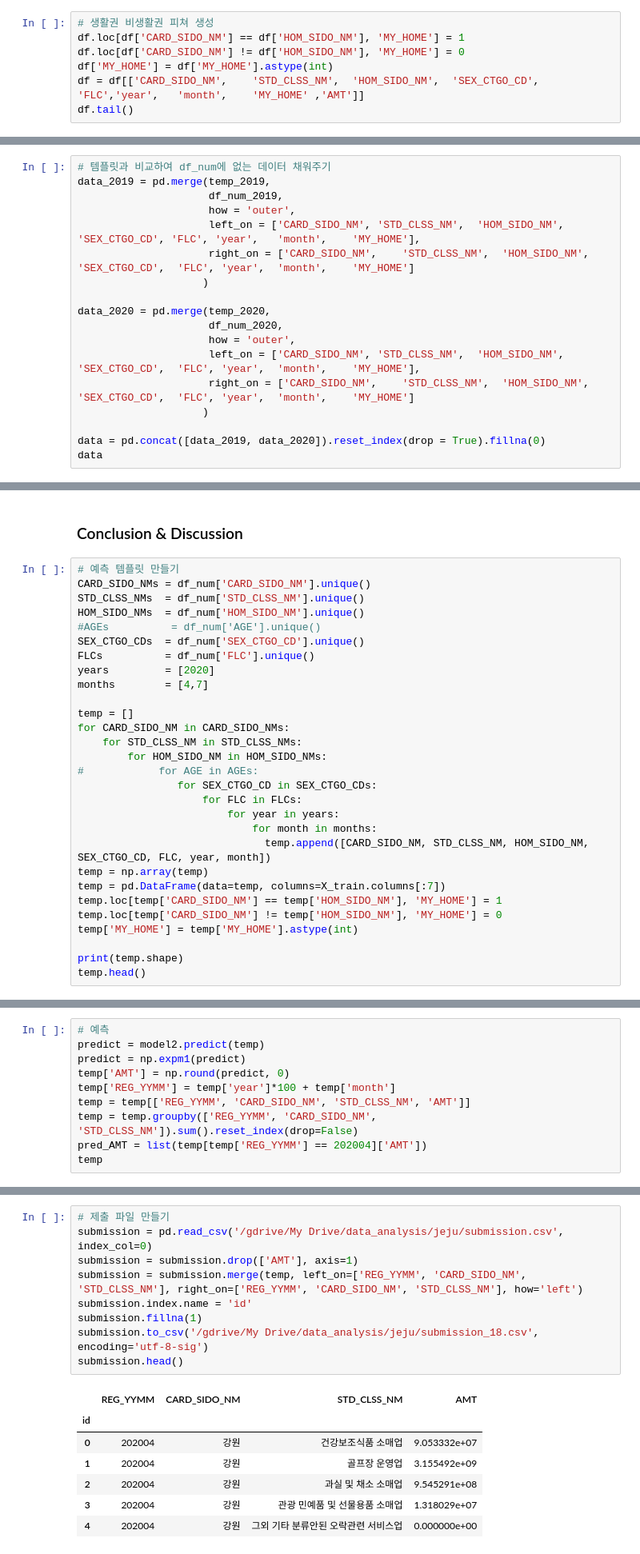
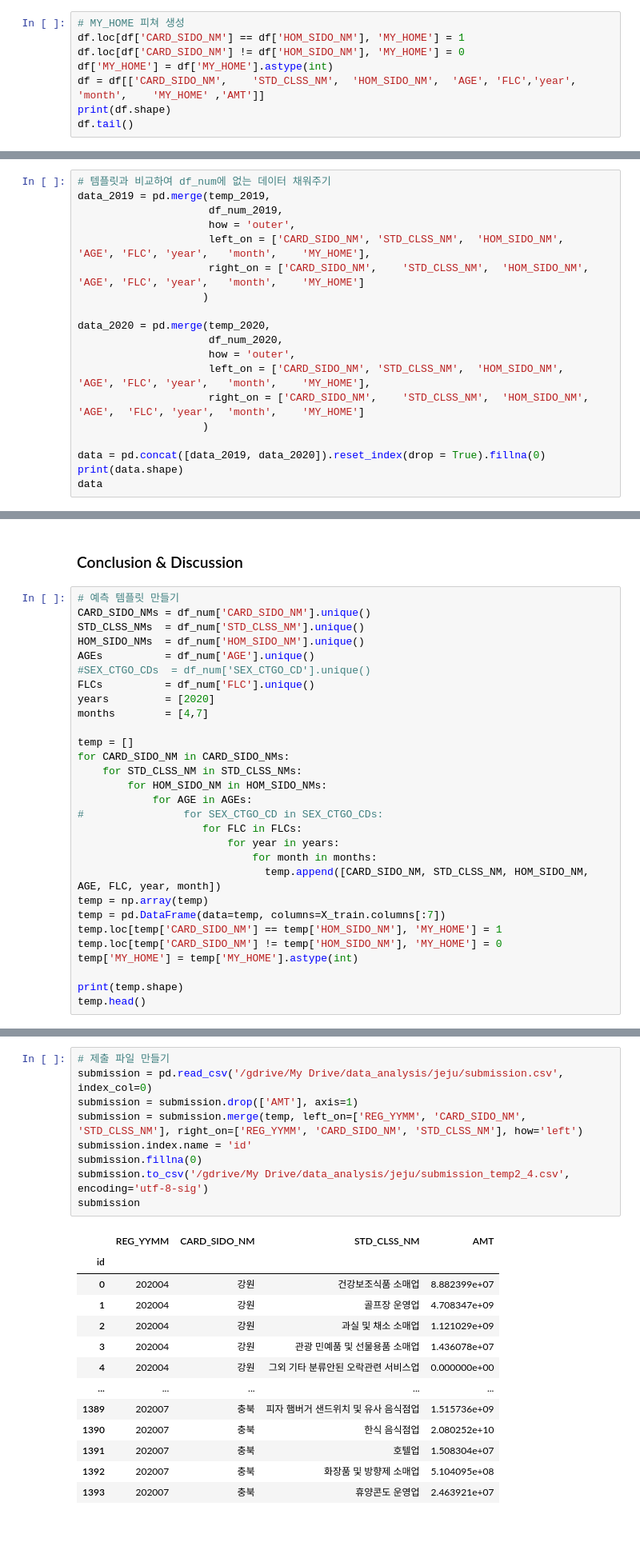
Before and after one commit to kim-bo-saeng/dacon_jeju, a Jupyter notebook: jeju_data_analysis.ipynb, the cells around one changed output, grey strips where cells are left out. Shown at 80% size. Saved outputs shown, nothing was run; the diff lists cells and outputs as text; blank space fills up the shorter version.

```diff
--- a/jeju_data_analysis.ipynb
+++ b/jeju_data_analysis.ipynb
@@ -272,8 +409,9 @@ None
 # %%
-# 생활권 비생활권 피쳐 생성
+# MY_HOME 피쳐 생성
 df.loc[df['CARD_SIDO_NM'] == df['HOM_SIDO_NM'], 'MY_HOME'] = 1
 df.loc[df['CARD_SIDO_NM'] != df['HOM_SIDO_NM'], 'MY_HOME'] = 0
 df['MY_HOME'] = df['MY_HOME'].astype(int)
-df = df[['CARD_SIDO_NM',	'STD_CLSS_NM',	'HOM_SIDO_NM',	'SEX_CTGO_CD', 'FLC','year',	'month',	'MY_HOME' ,'AMT']]
+df = df[['CARD_SIDO_NM',	'STD_CLSS_NM',	'HOM_SIDO_NM',	'AGE', 'FLC','year',	'month',	'MY_HOME' ,'AMT']]
+print(df.shape)
 df.tail()
 # %% [output]
@@ -399,17 +540,18 @@ print(temp_2020.shape)
 data_2019 = pd.merge(temp_2019,
                      df_num_2019,
                      how = 'outer',
-                     left_on = ['CARD_SIDO_NM',	'STD_CLSS_NM',	'HOM_SIDO_NM',	'SEX_CTGO_CD', 'FLC', 'year',	'month',	'MY_HOME'],
-                     right_on = ['CARD_SIDO_NM',	'STD_CLSS_NM',	'HOM_SIDO_NM',	'SEX_CTGO_CD',	'FLC', 'year',	'month',	'MY_HOME']
+                     left_on = ['CARD_SIDO_NM',	'STD_CLSS_NM',	'HOM_SIDO_NM',	'AGE', 'FLC', 'year',	'month',	'MY_HOME'],
+                     right_on = ['CARD_SIDO_NM',	'STD_CLSS_NM',	'HOM_SIDO_NM',	'AGE', 'FLC', 'year',	'month',	'MY_HOME']
                     )
 
 data_2020 = pd.merge(temp_2020,
                      df_num_2020,
                      how = 'outer',
-                     left_on = ['CARD_SIDO_NM',	'STD_CLSS_NM',	'HOM_SIDO_NM',	'SEX_CTGO_CD',	'FLC', 'year',	'month',	'MY_HOME'],
-                     right_on = ['CARD_SIDO_NM',	'STD_CLSS_NM',	'HOM_SIDO_NM',	'SEX_CTGO_CD',	'FLC', 'year',	'month',	'MY_HOME']
+                     left_on = ['CARD_SIDO_NM',	'STD_CLSS_NM',	'HOM_SIDO_NM',	'AGE', 'FLC', 'year',	'month',	'MY_HOME'],
+                     right_on = ['CARD_SIDO_NM',	'STD_CLSS_NM',	'HOM_SIDO_NM',	'AGE',	'FLC', 'year',	'month',	'MY_HOME']
                     )
 
 data = pd.concat([data_2019, data_2020]).reset_index(drop = True).fillna(0)
+print(data.shape)
 data
 # %% [output]
@@ -497,8 +606,8 @@ score
 CARD_SIDO_NMs = df_num['CARD_SIDO_NM'].unique()
 STD_CLSS_NMs  = df_num['STD_CLSS_NM'].unique()
 HOM_SIDO_NMs  = df_num['HOM_SIDO_NM'].unique()
-#AGEs          = df_num['AGE'].unique()
-SEX_CTGO_CDs  = df_num['SEX_CTGO_CD'].unique()
+AGEs          = df_num['AGE'].unique()
+#SEX_CTGO_CDs  = df_num['SEX_CTGO_CD'].unique()
 FLCs          = df_num['FLC'].unique()
 years         = [2020]
 months        = [4,7]
@@ -507,12 +616,12 @@ temp = []
 for CARD_SIDO_NM in CARD_SIDO_NMs:
     for STD_CLSS_NM in STD_CLSS_NMs:
         for HOM_SIDO_NM in HOM_SIDO_NMs:
-#            for AGE in AGEs:
-                for SEX_CTGO_CD in SEX_CTGO_CDs:
+            for AGE in AGEs:
+#                for SEX_CTGO_CD in SEX_CTGO_CDs:
                     for FLC in FLCs:
                         for year in years:
                             for month in months:
-                              temp.append([CARD_SIDO_NM, STD_CLSS_NM, HOM_SIDO_NM, SEX_CTGO_CD, FLC, year, month])
+                              temp.append([CARD_SIDO_NM, STD_CLSS_NM, HOM_SIDO_NM, AGE, FLC, year, month])
 temp = np.array(temp)
 temp = pd.DataFrame(data=temp, columns=X_train.columns[:7])
 temp.loc[temp['CARD_SIDO_NM'] == temp['HOM_SIDO_NM'], 'MY_HOME'] = 1
@@ -560,10 +663,0 @@ temp
-# %%
-# 예측
-predict = model2.predict(temp)
-predict = np.expm1(predict)
-temp['AMT'] = np.round(predict, 0)
-temp['REG_YYMM'] = temp['year']*100 + temp['month']
-temp = temp[['REG_YYMM', 'CARD_SIDO_NM', 'STD_CLSS_NM', 'AMT']]
-temp = temp.groupby(['REG_YYMM', 'CARD_SIDO_NM', 'STD_CLSS_NM']).sum().reset_index(drop=False)
-pred_AMT = list(temp[temp['REG_YYMM'] == 202004]['AMT'])
-temp
@@ -657,17 +670,23 @@ temp['STD_CLSS_NM'] = encoders['STD_CLSS_NM'].inverse_transform(temp['STD_CLSS_N
 # %%
 # 제출 파일 만들기
 submission = pd.read_csv('/gdrive/My Drive/data_analysis/jeju/submission.csv', index_col=0)
 submission = submission.drop(['AMT'], axis=1)
 submission = submission.merge(temp, left_on=['REG_YYMM', 'CARD_SIDO_NM', 'STD_CLSS_NM'], right_on=['REG_YYMM', 'CARD_SIDO_NM', 'STD_CLSS_NM'], how='left')
 submission.index.name = 'id'
-submission.fillna(1)
-submission.to_csv('/gdrive/My Drive/data_analysis/jeju/submission_18.csv', encoding='utf-8-sig')
-submission.head()
+submission.fillna(0)
+submission.to_csv('/gdrive/My Drive/data_analysis/jeju/submission_temp2_4.csv', encoding='utf-8-sig')
+submission
 # %% [output]
 |  | REG_YYMM | CARD_SIDO_NM | STD_CLSS_NM | AMT |
 | id |  |  |  |  |
-| 0 | 202004 | 강원 | 건강보조식품 소매업 | 9.053332e+07 |
-| 1 | 202004 | 강원 | 골프장 운영업 | 3.155492e+09 |
-| 2 | 202004 | 강원 | 과실 및 채소 소매업 | 9.545291e+08 |
-| 3 | 202004 | 강원 | 관광 민예품 및 선물용품 소매업 | 1.318029e+07 |
+| 0 | 202004 | 강원 | 건강보조식품 소매업 | 8.882399e+07 |
+| 1 | 202004 | 강원 | 골프장 운영업 | 4.708347e+09 |
+| 2 | 202004 | 강원 | 과실 및 채소 소매업 | 1.121029e+09 |
+| 3 | 202004 | 강원 | 관광 민예품 및 선물용품 소매업 | 1.436078e+07 |
 | 4 | 202004 | 강원 | 그외 기타 분류안된 오락관련 서비스업 | 0.000000e+00 |
+| ... | ... | ... | ... | ... |
+| 1389 | 202007 | 충북 | 피자 햄버거 샌드위치 및 유사 음식점업 | 1.515736e+09 |
+| 1390 | 202007 | 충북 | 한식 음식점업 | 2.080252e+10 |
+| 1391 | 202007 | 충북 | 호텔업 | 1.508304e+07 |
+| 1392 | 202007 | 충북 | 화장품 및 방향제 소매업 | 5.104095e+08 |
+| 1393 | 202007 | 충북 | 휴양콘도 운영업 | 2.463921e+07 |
```
Also changed, not shown: parts of 53 cells of this notebook.
